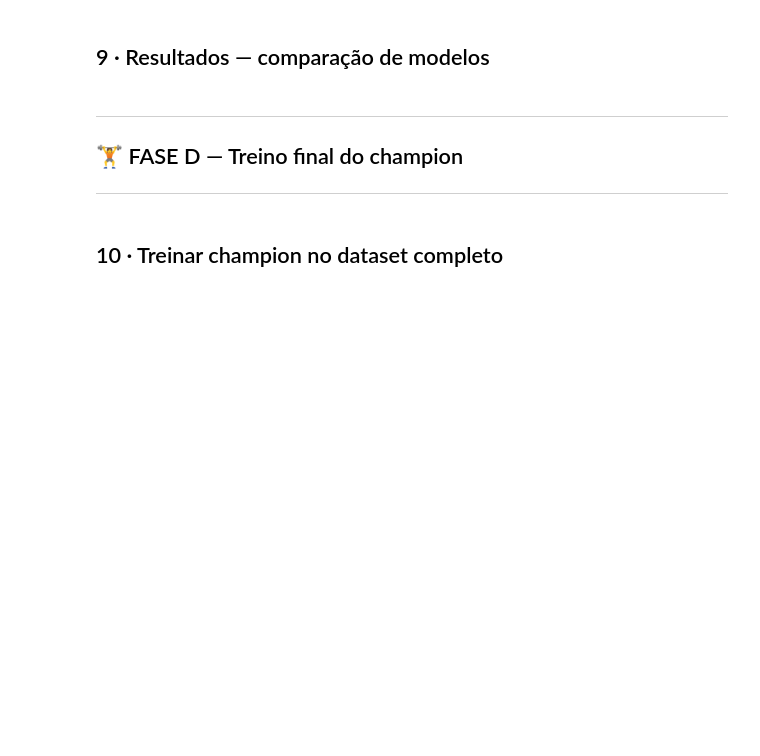
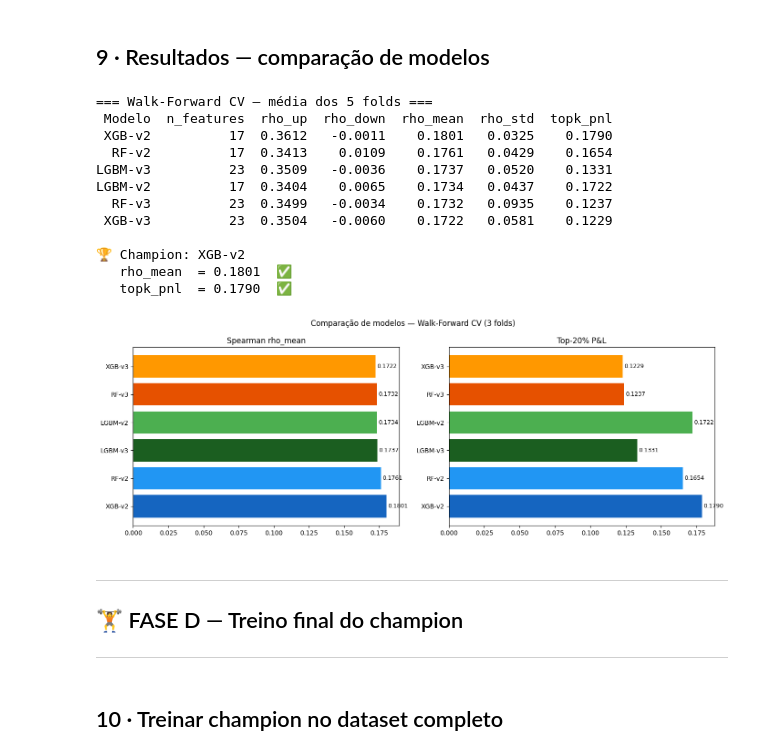
Before and after one commit to romeurf/Investimento, a Jupyter notebook: colab_bootstrap.ipynb, the cells around one changed output. Saved outputs shown, nothing was run; the diff lists cells and outputs as text; code cells hidden in the pictures; blank space fills up the shorter version.

```diff
--- a/colab_bootstrap.ipynb
+++ b/colab_bootstrap.ipynb
@@ -374,3 +547,7 @@ print(f'   max_drawdown_60d : mean={df_v3["max_drawdown_60d"].mean():.4f}  std={
+# %%
+df_v3 = pd.read_parquet(PARQUET_V3)
+df_v3['alert_date'] = pd.to_datetime(df_v3['alert_date'])
+df_v3 = df_v3.sort_values('alert_date').reset_index(drop=True)
 # %% [markdown]
 ---
 ## 📈 FASE B — EDA e validação do dataset_v3
@@ -480,12 +677,12 @@ MODEL_CONFIGS = {
     'LGBM-v3': {'feat': FEATS_V3,
                'up':   lambda: lgb.LGBMRegressor(n_estimators=500, max_depth=4, learning_rate=0.025, subsample=0.8, colsample_bytree=0.8, min_child_samples=20, reg_alpha=0.1, reg_lambda=1.0, random_state=42, n_jobs=-1, verbose=-1),
                'down': lambda: lgb.LGBMRegressor(n_estimators=600, max_depth=4, learning_rate=0.02,  subsample=0.7, colsample_bytree=0.7, min_child_samples=30, reg_alpha=0.2, reg_lambda=1.5, random_state=42, n_jobs=-1, verbose=-1)},
-    'RF-v2':   {'feat': FEATS_V2,
-               'up':   lambda: RandomForestRegressor(n_estimators=400, max_depth=8, min_samples_leaf=10, max_features=0.6, random_state=42, n_jobs=-1),
-               'down': lambda: RandomForestRegressor(n_estimators=400, max_depth=7, min_samples_leaf=15, max_features=0.5, random_state=42, n_jobs=-1)},
-    'RF-v3':   {'feat': FEATS_V3,
-               'up':   lambda: RandomForestRegressor(n_estimators=400, max_depth=8, min_samples_leaf=10, max_features=0.6, random_state=42, n_jobs=-1),
-               'down': lambda: RandomForestRegressor(n_estimators=400, max_depth=7, min_samples_leaf=15, max_features=0.5, random_state=42, n_jobs=-1)},
+    'RF-v2': {'feat': FEATS_V2,
+              'up':   lambda: RandomForestRegressor(n_estimators=200, max_depth=7, min_samples_leaf=15, max_features=0.6, random_state=42, n_jobs=-1),
+              'down': lambda: RandomForestRegressor(n_estimators=200, max_depth=6, min_samples_leaf=20, max_features=0.5, random_state=42, n_jobs=-1)},
+    'RF-v3': {'feat': FEATS_V3,
+              'up':   lambda: RandomForestRegressor(n_estimators=200, max_depth=7, min_samples_leaf=15, max_features=0.6, random_state=42, n_jobs=-1),
+              'down': lambda: RandomForestRegressor(n_estimators=200, max_depth=6, min_samples_leaf=20, max_features=0.5, random_state=42, n_jobs=-1)},
 }
 
 print('Configurações definidas:')
@@ -550,34 +775,48 @@ for name, folds in results.items():
     summary_rows.append({
         'Modelo':     name,
         'n_features': len(MODEL_CONFIGS[name]['feat']),
         'rho_up':     df_f['rho_up'].mean(),
         'rho_down':   df_f['rho_down'].mean(),
         'rho_mean':   df_f['rho_mean'].mean(),
         'rho_std':    df_f['rho_mean'].std(),
         'topk_pnl':   df_f['topk_pnl'].mean(),
     })
 
 df_summary = pd.DataFrame(summary_rows).sort_values('rho_mean', ascending=False)
 print('=== Walk-Forward CV — média dos 5 folds ===')
 print(df_summary.to_string(index=False))
 
 CHAMPION_NAME = df_summary.sort_values(['rho_mean', 'topk_pnl'], ascending=False).iloc[0]['Modelo']
 champ_row     = df_summary[df_summary['Modelo'] == CHAMPION_NAME].iloc[0]
 print(f'\n🏆 Champion: {CHAMPION_NAME}')
 print(f'   rho_mean  = {champ_row["rho_mean"]:.4f}  {"✅" if champ_row["rho_mean"] >= 0.10 else "⚠️  < 0.10"}')
 print(f'   topk_pnl  = {champ_row["topk_pnl"]:.4f}  {"✅" if champ_row["topk_pnl"] >= 0.05 else "⚠️  < 0.05"}')
 
 fig, (ax1, ax2) = plt.subplots(1, 2, figsize=(14, 5))
 colors = ['#1565C0', '#2196F3', '#1B5E20', '#4CAF50', '#E65100', '#FF9800']
 models_sorted = df_summary['Modelo'].tolist()
 for ax, col, title in [(ax1, 'rho_mean', 'Spearman rho_mean'), (ax2, 'topk_pnl', 'Top-20% P&L')]:
     vals = df_summary[col].tolist()
     bars = ax.barh(models_sorted, vals, color=colors[:len(models_sorted)])
     ax.axvline(0, color='black', lw=0.8); ax.set_title(title)
     for bar, v in zip(bars, vals):
         ax.text(v + 0.001, bar.get_y() + bar.get_height()/2, f'{v:.4f}', va='center', fontsize=9)
-plt.suptitle('Comparação de modelos — Walk-Forward CV (5 folds)', fontsize=12)
+plt.suptitle('Comparação de modelos — Walk-Forward CV (3 folds)', fontsize=12)
 plt.tight_layout(); plt.show()
+# %% [output]
+=== Walk-Forward CV — média dos 5 folds ===
+ Modelo  n_features  rho_up  rho_down  rho_mean  rho_std  topk_pnl
+ XGB-v2          17  0.3612   -0.0011    0.1801   0.0325    0.1790
+  RF-v2          17  0.3413    0.0109    0.1761   0.0429    0.1654
+LGBM-v3          23  0.3509   -0.0036    0.1737   0.0520    0.1331
+LGBM-v2          17  0.3404    0.0065    0.1734   0.0437    0.1722
+  RF-v3          23  0.3499   -0.0034    0.1732   0.0935    0.1237
+ XGB-v3          23  0.3504   -0.0060    0.1722   0.0581    0.1229
+
+🏆 Champion: XGB-v2
+   rho_mean  = 0.1801  ✅
+   topk_pnl  = 0.1790  ✅
+[figure, added]
 # %% [markdown]
 ---
 ## 🏋️ FASE D — Treino final do champion
```
Also changed, not shown: parts of 15 cells of this notebook.
